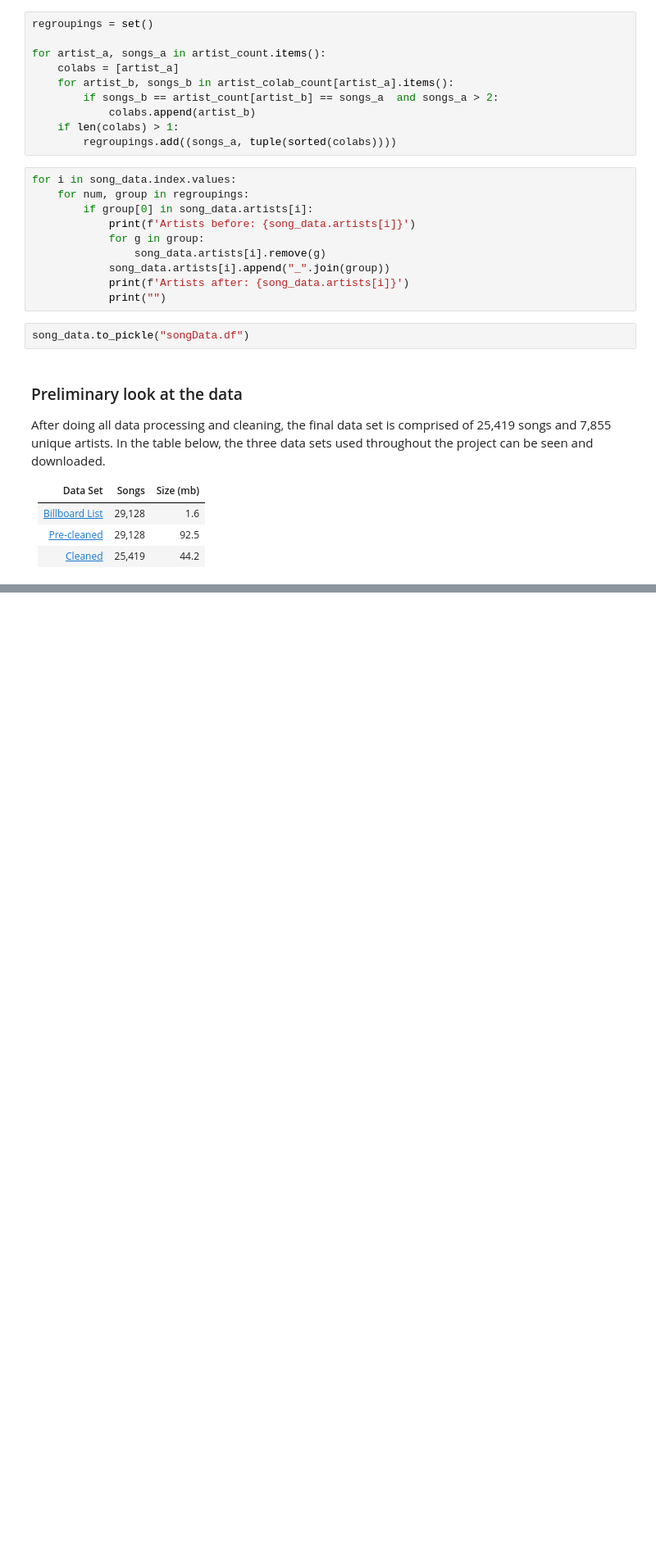
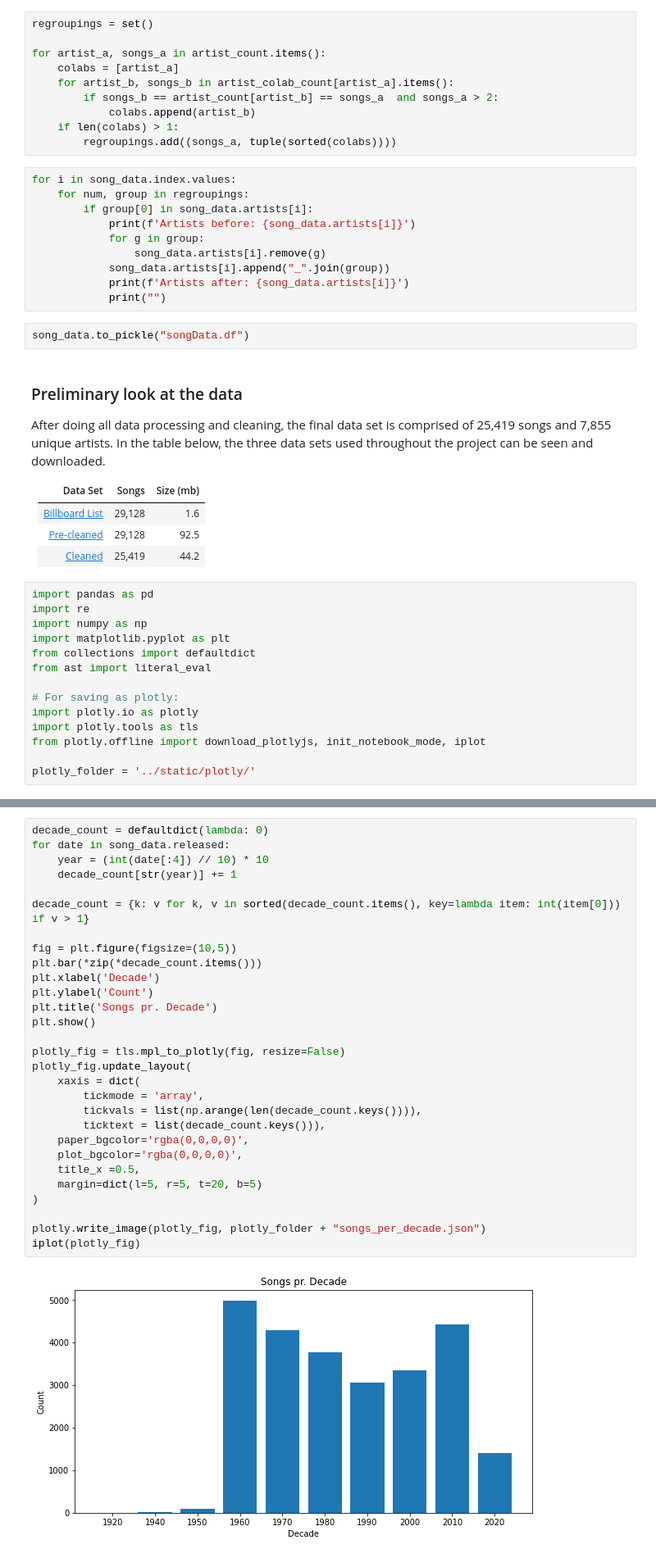
Before and after one commit to DavidAriOstenfeldt/project_website, a Jupyter notebook: Project/DATA_FOR_FULL_NOTEBOOK.ipynb, the cells around one changed output, grey strips where cells are left out. Shown at 82% size. Drawn from its saved outputs; the diff is of its cells as text; blank space fills up the shorter version.

```diff
--- a/Project/DATA_FOR_FULL_NOTEBOOK.ipynb
+++ b/Project/DATA_FOR_FULL_NOTEBOOK.ipynb
@@ -591,3 +591,17 @@ After doing all data processing and cleaning, the final data set is comprised of
 | [Billboard List](https://drive.google.com/file/d/1Gd4YH_U98Z8mellnIV_haINLL4UhLJKG/view?usp=sharing) | 29,128 |       1.6 |
 | [Pre-cleaned](https://drive.google.com/file/d/1cyiIWnXD_0CHLsj8C0tcwNadfYI7z8FD/view?usp=sharing)    | 29,128 |      92.5 |
 | [Cleaned](https://drive.google.com/file/d/1Zhof84KbTJa3a1zfhN3TcwdWqPFCTnEv/view?usp=sharing)        | 25,419 |      44.2 |
+# %%
+import pandas as pd
+import re
+import numpy as np
+import matplotlib.pyplot as plt
+from collections import defaultdict
+from ast import literal_eval
+
+# For saving as plotly:
+import plotly.io as plotly
+import plotly.tools as tls
+from plotly.offline import download_plotlyjs, init_notebook_mode, iplot
+
+plotly_folder = '../static/plotly/'
@@ -593,0 +704,31 @@ After doing all data processing and cleaning, the final data set is comprised of
+# %%
+decade_count = defaultdict(lambda: 0)
+for date in song_data.released:
+    year = (int(date[:4]) // 10) * 10
+    decade_count[str(year)] += 1
+
+decade_count = {k: v for k, v in sorted(decade_count.items(), key=lambda item: int(item[0])) if v > 1}
+
+fig = plt.figure(figsize=(10,5))
+plt.bar(*zip(*decade_count.items()))
+plt.xlabel('Decade')
+plt.ylabel('Count')
+plt.title('Songs pr. Decade')
+plt.show()
+
+plotly_fig = tls.mpl_to_plotly(fig, resize=False)
+plotly_fig.update_layout(
+    xaxis = dict(
+        tickmode = 'array',
+        tickvals = list(np.arange(len(decade_count.keys()))),
+        ticktext = list(decade_count.keys())),
+    paper_bgcolor='rgba(0,0,0,0)',
+    plot_bgcolor='rgba(0,0,0,0)',
+    title_x =0.5,
+    margin=dict(l=5, r=5, t=20, b=5)
+)
+
+plotly.write_image(plotly_fig, plotly_folder + "songs_per_decade.json")
+iplot(plotly_fig)
+# %% [output]
+[figure, added]
```
Also changed, not shown: parts of 6 cells of this notebook, 3 other files.
